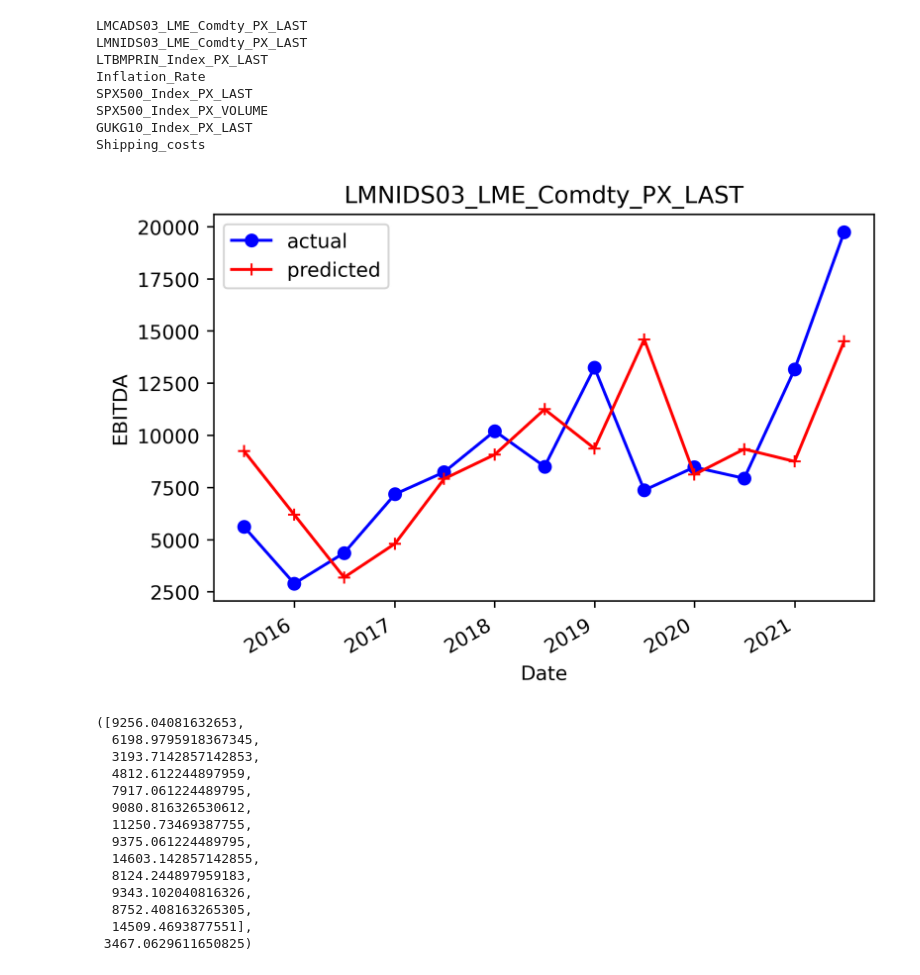
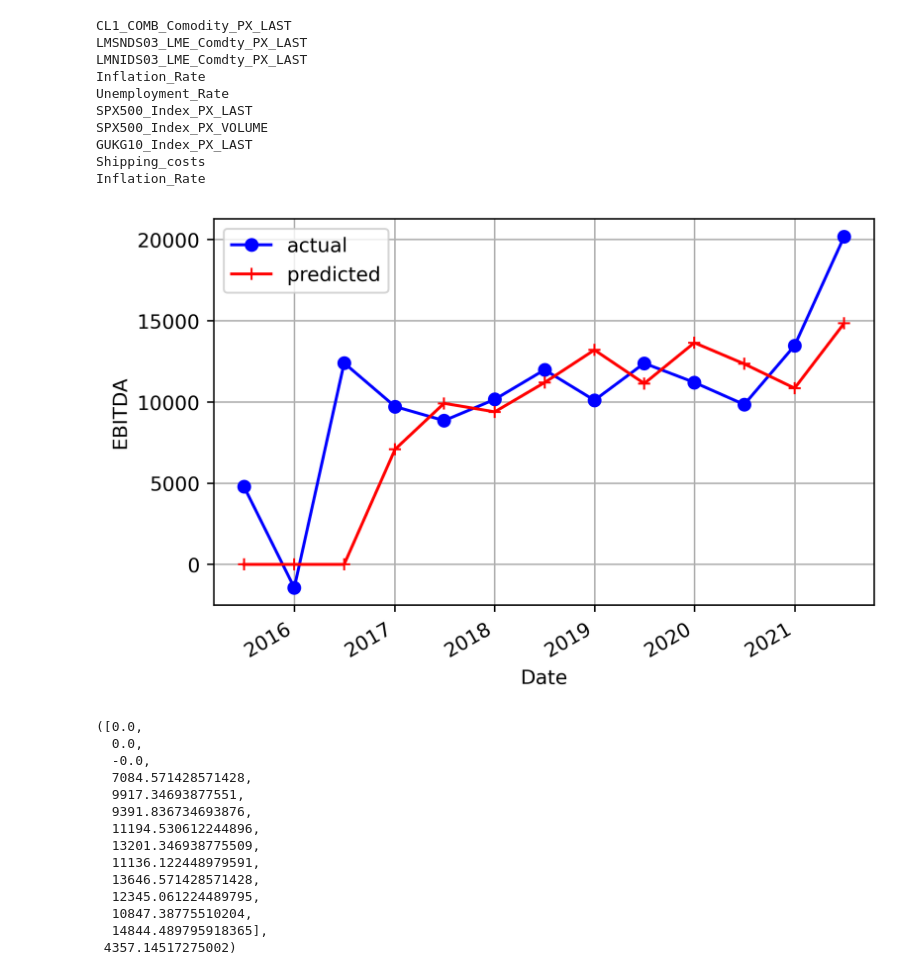
Before and after one commit to ADSMining/Mining, a Jupyter notebook: Notebooks/Modelling_notebooks/HMM.ipynb, the cells around one changed output. Saved outputs shown, nothing was run; the diff lists cells and outputs as text; code cells hidden in the pictures.

Commit message:
Updated graphs

```diff
--- a/Notebooks/Modelling_notebooks/HMM.ipynb
+++ b/Notebooks/Modelling_notebooks/HMM.ipynb
@@ -17,7 +17,8 @@ from scipy.stats import pearsonr
 # %%
 pd.set_option('display.max_columns', None)
 
-RIO_full = fd.GetFullDatasetForCompany("RIO LN Equity")
+company_name = "BHP LN Equity"
+RIO_full = fd.GetFullDatasetForCompany(company_name)
 RIO_full.index = RIO_full['Date']
 RIO_full = RIO_full.drop('Date', axis = 1)
 feature_names = ["EBITDA",
@@ -219,53 +206,57 @@ class HMM(object):
             axes.plot(days, actual_ebitda, 'bo-', label="actual")
             axes.plot(days, predicted_ebitda, 'r+-', label="predicted")
             fig.autofmt_xdate()
-            axes.set_title(self.feature_name)
+#             axes.set_title(self.feature_name)
+            axes.set_title('')
+            print(self.feature_name)
             axes.set_ylabel('EBITDA')
             axes.set_xlabel('Date')
+            plt.grid()
             plt.legend()
             plt.savefig(self.feature_name + '.png', bbox_inches='tight')
             plt.show()
 
         return predicted_ebitda, mean_squared_error(actual_ebitda, predicted_ebitda, squared = False)
 
 errors = []
 models = []
-company_name = "RIO LN Equity"
 for feature_name in RIO_final.columns[1:-1]:
     print(feature_name)
     current_model = HMM(RIO_final, company_name, feature_name)
     current_model.fit()
     _, error = current_model.predict_close_prices_for_days(13, with_plot=False)
     models.append(current_model)
     errors.append(error)
 
 best_model = models[np.argmin(errors)]
 best_model.predict_close_prices_for_days(13, with_plot=True)
 # print(len(errors))
 # %% [output]
-LMCADS03_LME_Comdty_PX_LAST
+CL1_COMB_Comodity_PX_LAST
+LMSNDS03_LME_Comdty_PX_LAST
 LMNIDS03_LME_Comdty_PX_LAST
-LTBMPRIN_Index_PX_LAST
 Inflation_Rate
+Unemployment_Rate
 SPX500_Index_PX_LAST
 SPX500_Index_PX_VOLUME
 GUKG10_Index_PX_LAST
 Shipping_costs
+Inflation_Rate
-[figure, old version]
+[figure, new version]
-([9256.04081632653,
-  6198.9795918367345,
-  3193.7142857142853,
-  4812.612244897959,
-  7917.061224489795,
-  9080.816326530612,
-  11250.73469387755,
-  9375.061224489795,
-  14603.142857142855,
-  8124.244897959183,
-  9343.102040816326,
-  8752.408163265305,
-  14509.4693877551],
- 3467.0629611650825)
+([0.0,
+  0.0,
+  -0.0,
+  7084.571428571428,
+  9917.34693877551,
+  9391.836734693876,
+  11194.530612244896,
+  13201.346938775509,
+  11136.122448979591,
+  13646.571428571428,
+  12345.061224489795,
+  10847.38775510204,
+  14844.489795918365],
+ 4357.14517275002)
 # %%
 for x, y in zip(RIO_final.columns[1:], errors):
     print(x, ", ", y)
```
Also changed, not shown: parts of 8 cells of this notebook, 3 other files.
